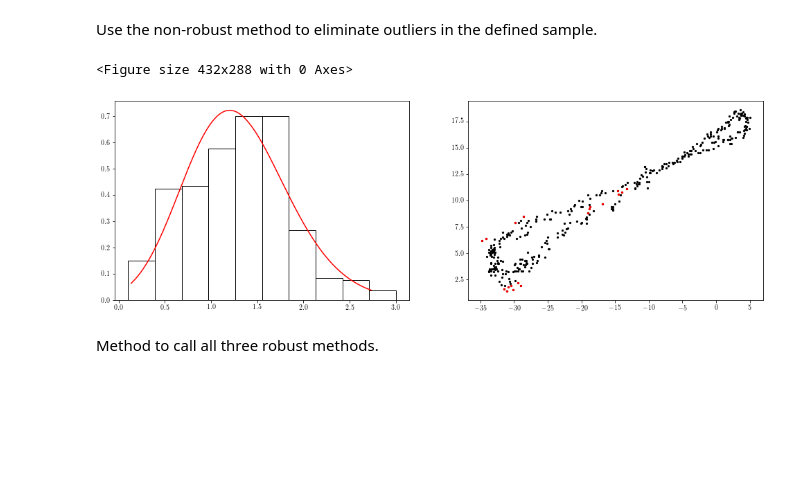
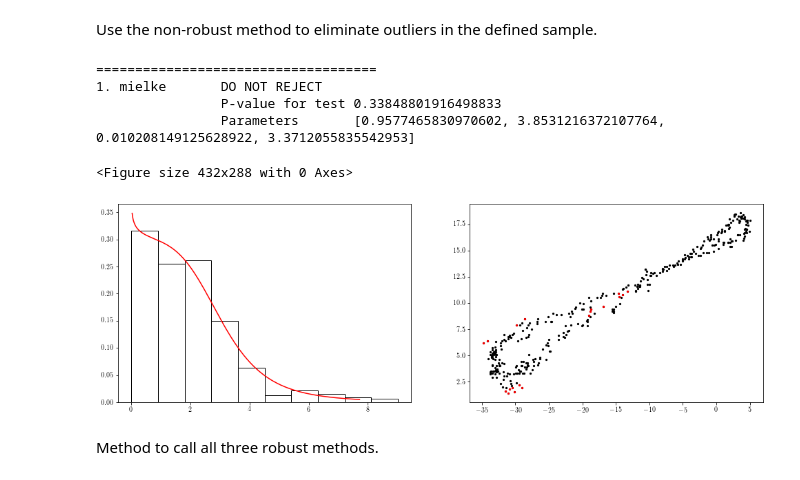
Before and after one commit to Daples/mathematical-engineering, a Jupyter notebook: 201/non-parametric-statistics/workshop-code.ipynb, the cells around one changed output. Drawn from its saved outputs; the diff is of its cells as text; code cells hidden in the pictures; blank space fills up the shorter version.

```diff
--- a/201/non-parametric-statistics/workshop-code.ipynb
+++ b/201/non-parametric-statistics/workshop-code.ipynb
@@ -436,7 +436,7 @@ def mahal(u, v, inv_matrix, filename=None, method=0, plot=False, dist='chi2', pa
     if method == 0:
         # Parametric
         for i in range(u.shape[1]):
-            distance.append(mh(u[:, i], v, inv_matrix))
+            distance.append(mh(u[:, i], v, inv_matrix) ** 2)
         distance = np.array(distance)
 
     # Comparison with Chi Square density
@@ -541,7 +541,7 @@ def calculate_inv_com(sample, medians):
 
 
 # Non-robust
-def non_robust(sample, filename=None):
+def non_robust(sample, filename=None, fitting=True, dist="chi2"):
     inv_cov = np.linalg.inv(np.cov(sample))
     means = sample.mean(axis=1)
     if filename is not None:
@@ -554,8 +554,12 @@ def non_robust(sample, filename=None):
     _, (ax1, ax2) = plt.subplots(1, 2)
     set_size(13, 4, ax1)
     set_size(13, 4, ax2)
-    distance = mahal(sample, means, inv_cov, plot=True, ax=ax1)
-    removed_outliers, outliers = remove_outliers(sample, distance, plot=True, ax=ax2)
+    distance = mahal(sample, means, inv_cov, plot=True, ax=ax1, dist=dist)
+    if fitting:
+        da = DataAnalysis()
+        da.set_data(distance)
+        da.fitting_test(rank=1, show=True)
+    removed_outliers, outliers = remove_outliers(sample, distance, plot=True, ax=ax2, dist=dist)
 
 
 # Calculate mahalonbis distance using the comedian
@@ -642,11 +646,15 @@ def kendall_method(sample, dist3, ax5, ax6, filename, fitting=True, params=None)
 # %% [markdown]
 Use the non-robust method to eliminate outliers in the defined sample.
 # %%
-non_robust(sample, filename="no-noise.pdf")
+non_robust(sample, filename="no-noise.pdf", fitting=True, dist="mielke")
 plt.show()
 # %% [output]
-<Figure size 432x288 with 0 Axes>
+====================================
+1. mielke       DO NOT REJECT
+                P-value for test 0.33848801916498833
+                Parameters       [0.9577465830970602, 3.8531216372107764, 0.010208149125628922, 3.3712055835542953]
+<Figure size 432x288 with 0 Axes>
-[figure, old version]
+[figure, new version]
 # %% [markdown]
 Method to call all three robust methods.
 # %%
```
Also changed, not shown: parts of 3 cells of this notebook, 18 other files.
